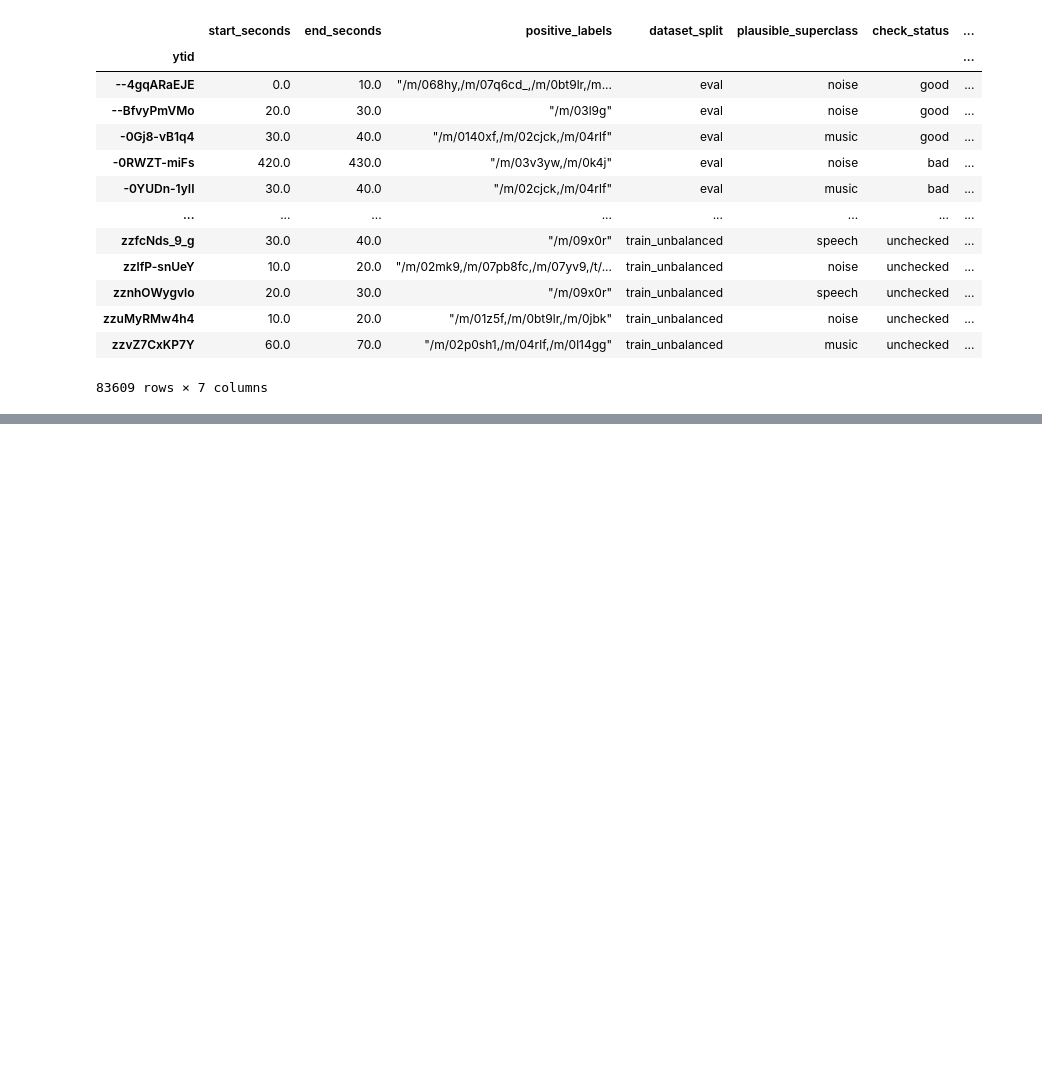
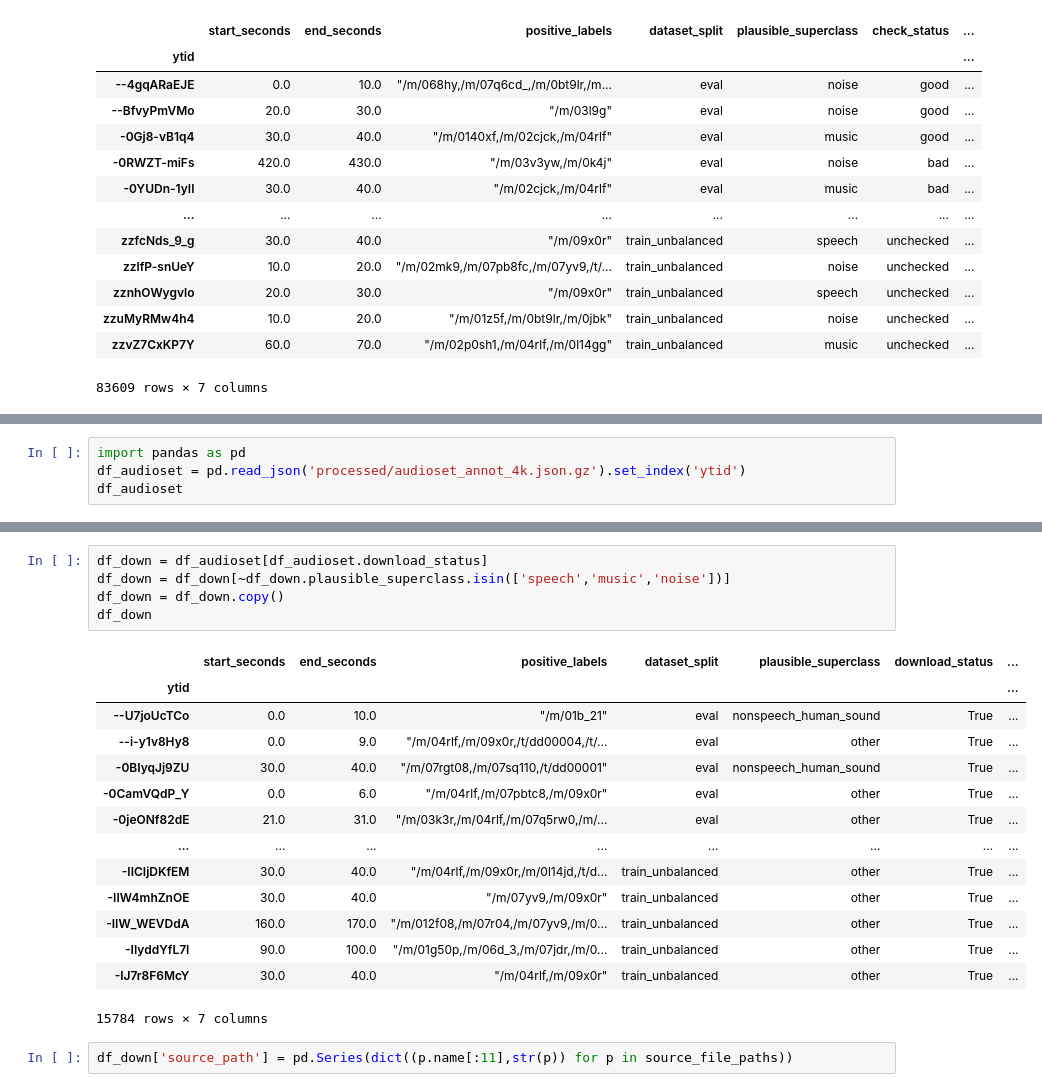
Before and after one commit to shamim-hussain/audioset_speech_music_noise, a Jupyter notebook: audioset.ipynb, the cells around one changed output, grey strips where cells are left out. Drawn from its saved outputs; the diff is of its cells as text; blank space fills up the shorter version.

Commit message:
copied other superclasses

```diff
--- a/audioset.ipynb
+++ b/audioset.ipynb
@@ -1290,0 +1293,4 @@ df_audioset_test
+# %%
+import pandas as pd
+df_audioset = pd.read_json('processed/audioset_annot_4k.json.gz').set_index('ytid')
+df_audioset
@@ -1290,0 +1324,22 @@ df_audioset_test
+# %%
+df_down = df_audioset[df_audioset.download_status]
+df_down = df_down[~df_down.plausible_superclass.isin(['speech','music','noise'])]
+df_down = df_down.copy()
+df_down
+# %% [output]
+|  | start_seconds | end_seconds | positive_labels | dataset_split | plausible_superclass | download_status | ... |
+| ytid |  |  |  |  |  |  | ... |
+| --U7joUcTCo | 0.0 | 10.0 | "/m/01b_21" | eval | nonspeech_human_sound | True | ... |
+| --i-y1v8Hy8 | 0.0 | 9.0 | "/m/04rlf,/m/09x0r,/t/dd00004,/t/... | eval | other | True | ... |
+| -0BIyqJj9ZU | 30.0 | 40.0 | "/m/07rgt08,/m/07sq110,/t/dd00001" | eval | nonspeech_human_sound | True | ... |
+| -0CamVQdP_Y | 0.0 | 6.0 | "/m/04rlf,/m/07pbtc8,/m/09x0r" | eval | other | True | ... |
+| -0jeONf82dE | 21.0 | 31.0 | "/m/03k3r,/m/04rlf,/m/07q5rw0,/m/... | eval | other | True | ... |
+| ... | ... | ... | ... | ... | ... | ... | ... |
+| -IICIjDKfEM | 30.0 | 40.0 | "/m/04rlf,/m/09x0r,/m/0l14jd,/t/d... | train_unbalanced | other | True | ... |
+| -IIW4mhZnOE | 30.0 | 40.0 | "/m/07yv9,/m/09x0r" | train_unbalanced | other | True | ... |
+| -IIW_WEVDdA | 160.0 | 170.0 | "/m/012f08,/m/07r04,/m/07yv9,/m/0... | train_unbalanced | other | True | ... |
+| -IIyddYfL7I | 90.0 | 100.0 | "/m/01g50p,/m/06d_3,/m/07jdr,/m/0... | train_unbalanced | other | True | ... |
+| -IJ7r8F6McY | 30.0 | 40.0 | "/m/04rlf,/m/09x0r" | train_unbalanced | other | True | ... |
+15784 rows × 7 columns
+# %%
+df_down['source_path'] = pd.Series(dict((p.name[:11],str(p)) for p in source_file_paths))
```
Also changed, not shown: parts of 7 cells of this notebook, 1 other file.
